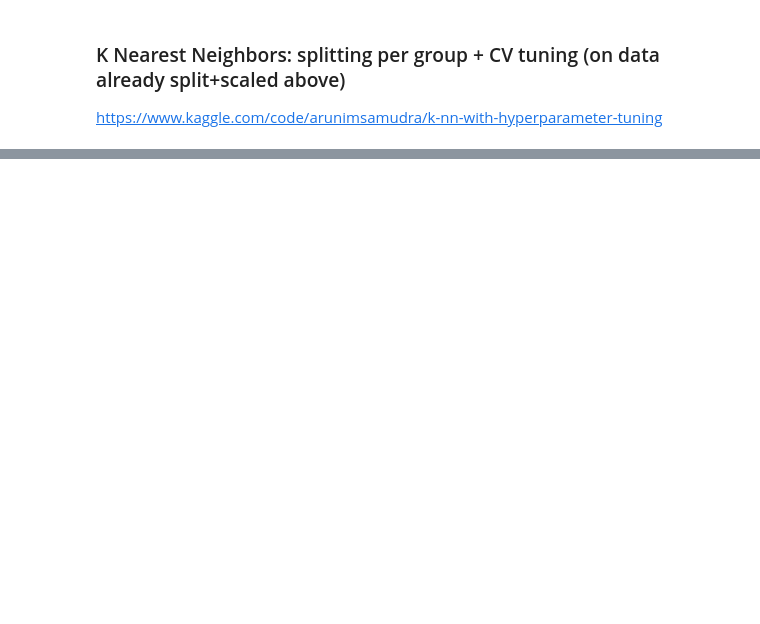
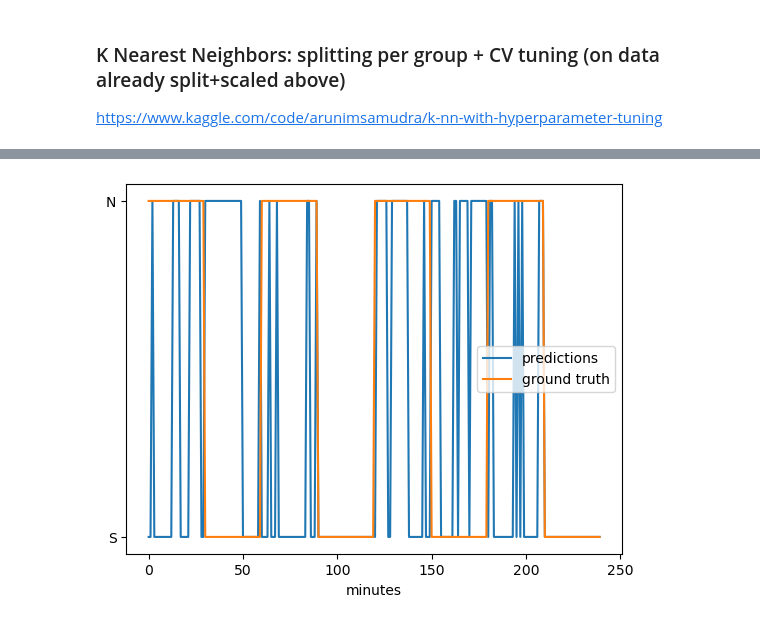
Before and after one commit to lefkothea1/thesis, a Jupyter notebook: classification.ipynb, the cells around one changed output, grey strips where cells are left out. Cells and saved outputs as stored; diff of their text form; code cells hidden in the pictures; blank space fills up the shorter version.

```diff
--- a/classification.ipynb
+++ b/classification.ipynb
@@ -50,8 +69 @@ for col in df.select_dtypes(include='number').columns:
     df = apply_kalman_filter(df, col, replaceCol=True)
-# %%
-num_cols = ['AU1_InnerBrowRaiser', 'AU2_OuterBrowRaiser', 'AU4_BrowLowerer', 'AU5_UpperLipRaiser', 'AU6_CheekRaiser', 'AU7_LidTightener', 'AU9_NoseWringler', 'AU10_UpperLipRaiser', 'AU12_LipCornerPuller',
- 'AU14_Dimpler','AU15_LipCornerDepressonr', 'AU17_ChinRaiser', 'AU20_LipStretcher', 'AU23_LipTightener', 'AU25_LipsPart', 'AU26_JawDrop', 'AU45_BlinkInt', 'AUc45_BlinkRate', 'AUc28_LipSuck',
- 'headOrient_x', 'headOrient_y', 'headOrient_z', 'gazeCenter', 'gazeUp', 'gazeDown', 'gazeRight', 'gazeLeft', 'duration', 'Rclick', 'Lclick', 'move_dist', 'move_duration', 'move_speed',
- 'scroll_dur', 'keyPress', 'press_dur', 'backsp', 'backsp_dur', 'pause_dur', 'pause_rate']
-
-feature_cols = num_cols
@@ -80,7 +146,7 @@ model = models[0]
 
 PPgroups = df['pp_id'].copy().tolist()
 
-#initial splitting, this test will be used for final testing. the train will be split further in CV
+#initial splitting,splitting ONCE.  this test will be used for final testing. the train will be split further in CV
 gss = GroupShuffleSplit(n_splits=1, test_size=0.2, random_state=43)
 for train_index, test_index in gss.split(x, y, groups=PPgroups):
     print('a test-train split')
@@ -95,11 +161,16 @@ scaler = StandardScaler()
 x_train_scaled = scaler.fit_transform(x_train)
 x_test_scaled = scaler.transform(x_test)
 
-scores = cross_val_score(model, x_train_scaled, y_train, groups = pp_groups_trainOnly, scoring='accuracy', cv=GroupKFold(n_splits=3))
+scores = cross_val_score(model, x_train_scaled, y_train, groups = pp_groups_trainOnly, scoring='accuracy', cv=GroupKFold(n_splits=5)) #n_splits should be less than groups/pps!
 print(model)
 print('cross val scores: {}'.format(scores))
 
-#then can train on full data
+#then can train on full data & check performance on test set (never seen before). IT IS ONLY PREDICTING STRESS!!
+print('now training on full data and predicting on test set(never seen before)DOING THIS ONLY ONCE!')
+model.fit(x_train_scaled, y_train)
+y_pred = model.predict(x_test_scaled)
+print('\n classification  report on full data (run only once!)')
+print(classification_report(y_test, y_pred))
 # %% [output]
 a test-train split
 done splitting
@@ -289,14 +371,14 @@ random_search_dt = RandomizedSearchCV(estimator= DecisionTreeClassifier(random_s
                            scoring= ['accuracy'],
                            refit= 'accuracy',
                            n_jobs= -1,
-                           cv= GroupKFold(n_splits = 3),
+                           cv= GroupKFold(n_splits = 5),
                            verbose=0,
                            random_state=42)
 
 # Fit grid search
 random_result_dt = random_search_dt.fit(x_train_scaled, y_train, groups= pp_groups_trainOnly)
 
-print(f'The best accuracy score for the training dataset is {random_search_dt.best_score_:.4f}')
+print(f'DT: The best accuracy score for the training dataset is {random_search_dt.best_score_:.4f}')
 
 print(f'The best hyperparameters are {random_result_dt.best_params_}')
 # Print the best accuracy score for the testing dataset
@@ -348,0 +441,2 @@ The accuracy score for the testing dataset is 0.5000
+# %%
+y_pred_dt = random_result_dt.predict(x_test_scaled)
@@ -348,0 +454,9 @@ The accuracy score for the testing dataset is 0.5000
+# %%
+x_axis = np.array(range(len(df.iloc[test_index])))
+plt.plot(x_axis, y_pred_dt, label='predictions')
+plt.plot(x_axis, y_test, label='ground truth')
+plt.xlabel('minutes')
+plt.legend()
+plt.show()
+# %% [output]
+[figure, added]
```
Also changed, not shown: parts of 27 cells of this notebook.
